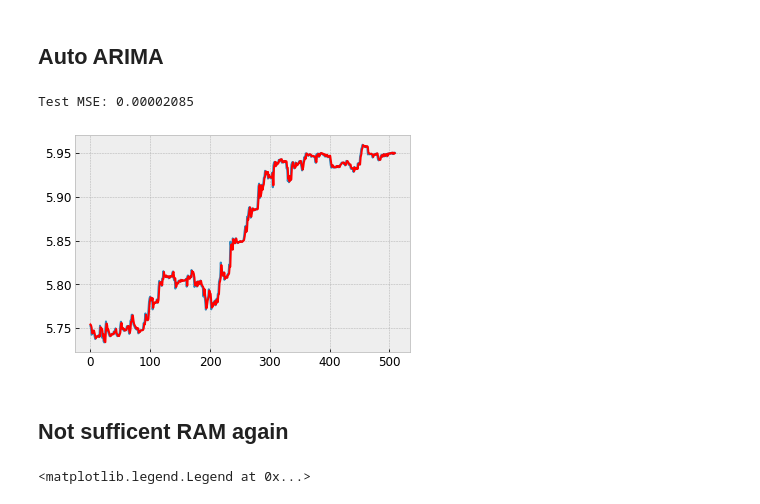
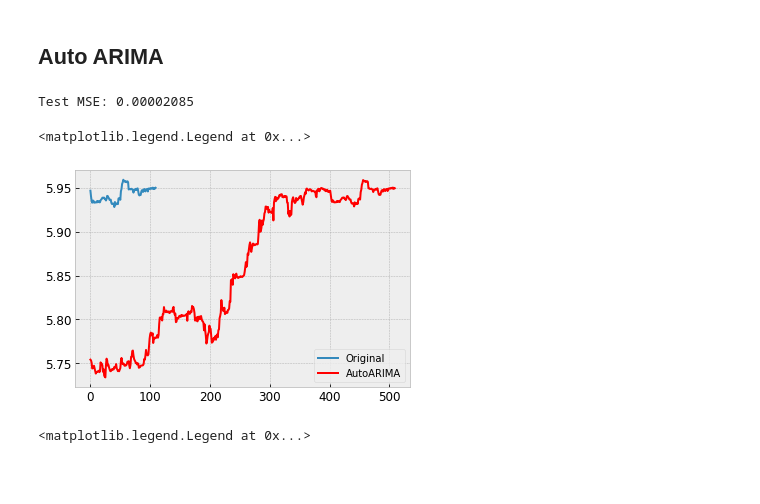
Before and after one commit to aburak256/Currency-with-Twitter, a Jupyter notebook: Project.ipynb, the cells around one changed output. Drawn from its saved outputs; the diff is of its cells as text; code cells hidden in the pictures; blank space fills up the shorter version.

```diff
--- a/Project.ipynb
+++ b/Project.ipynb
@@ -453,17 +424,0 @@ Test MSE: 1.28394496
-# %%
-from statsmodels.tsa.arima_model import ARMA
-from random import random
-
-# Walk throught the test data, training and predicting 1 day ahead for all the test data
-index = len(df_training)
-yhat = list()
-for t in tqdm(range(len(df_test.Rate))):
-    temp_train = exchange_rate[:len(df_training)+t]
-    model = ARMA(temp_train.Rate, order=(1, 1))
-    model_fit = model.fit()
-    predictions = model_fit.predict(start=len(temp_train), end=len(temp_train), dynamic=False)
-    yhat = yhat + [predictions]
-
-yhat = pd.concat(yhat)
-resultsDict['ARMA'] = evaluate(df_test.Rate, yhat.values)
-predictionsDict['ARMA'] = yhat.values
@@ -507,18 +454,0 @@ autocorrelation_plot(exchange_rate)
-# %%
-from statsmodels.tsa.arima_model import ARIMA
-from sklearn.metrics import mean_squared_error
-from math import sqrt
-
-index = len(df_training)
-yhat = list()
-# Walk throught the test data, training and predicting 1 day ahead for all the test data
-for t in tqdm(range(len(df_test.Rate))):
-    temp_train = exchange_rate[:len(df_training)+t]
-    model = ARIMA(temp_train.Rate,order=(5,1, 0))#2 lagged 1 ordered time series
-    model_fit = model.fit(display = False)
-    predictions = model_fit.predict(start=len(temp_train), end=len(temp_train), dynamic=False)
-    yhat = yhat + [predictions]
-
-yhat = pd.concat(yhat)
-resultsDict['ARIMA'] = evaluate(df_test.Rate, yhat.values)
-predictionsDict['ARIMA'] = yhat.values
@@ -553,10 +471,10 @@ for t in range(len(test)):
 # %%
 error = mean_squared_error(test, predictions)
 print('Test MSE: %.8f' % error)
-# plot
-plt.plot(test)
-plt.plot(predictions, color='red')
-plt.show()
+plt.plot(df_test.Rate.values , label='Original')
+plt.plot(predictions,color='red',label='AutoARIMA')
+plt.legend()
 # %% [output]
 Test MSE: 0.00002085
+<matplotlib.legend.Legend at 0x...>
-[figure, old version]
+[figure, new version]
@@ -566,5 +481,3 @@ autoModel.fit(df_training.Rate)
-# %% [markdown]
-## Not sufficent RAM again
 # %%
 from statsmodels.tsa.statespace.sarimax import SARIMAX
 
```
Also changed, not shown: parts of 47 cells of this notebook.
